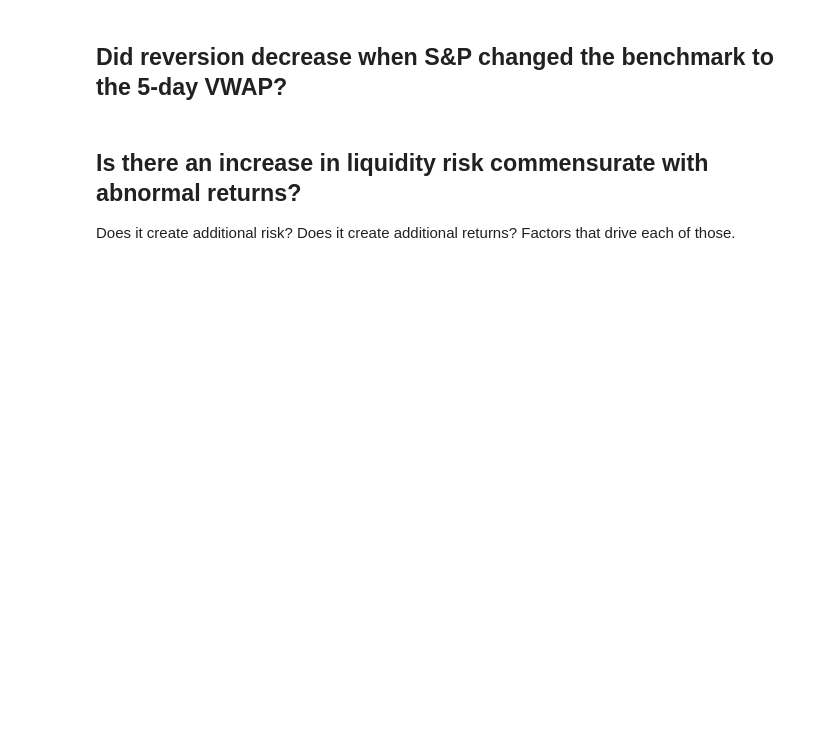
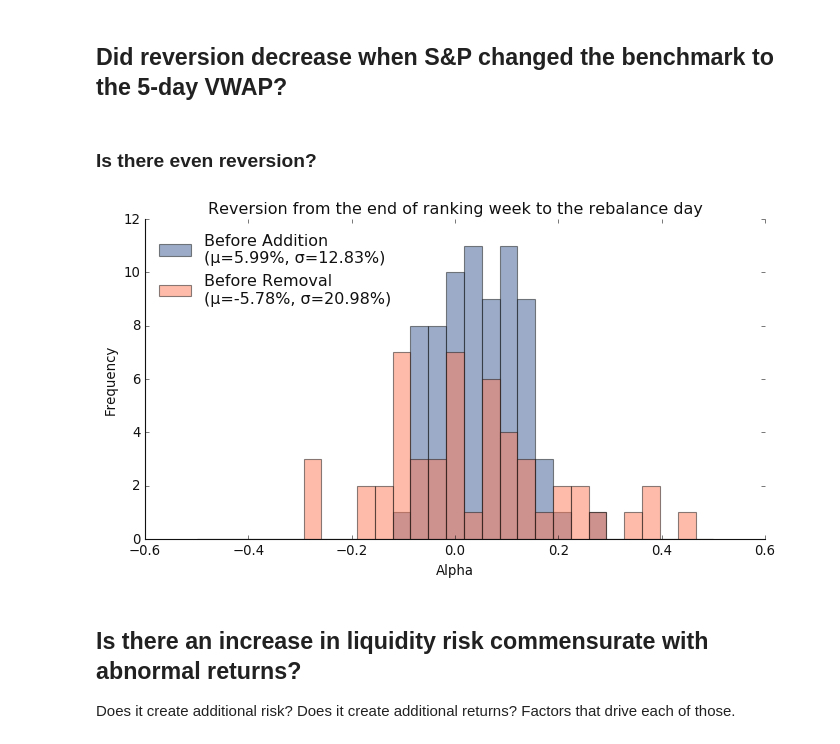
Before and after one commit to ebryce/Portfolio-Risk, a Jupyter notebook: thesis.ipynb, the cells around one changed output. Drawn from its saved outputs; the diff is of its cells as text; code cells hidden in the pictures; blank space fills up the shorter version.

```diff
--- a/thesis.ipynb
+++ b/thesis.ipynb
@@ -693,5 +848,44 @@ In Apr 2015, TSX made changes to the MOC facility to include LOC orders. Vol pro
 # %% [markdown]
 ## Did reversion decrease when S&P changed the benchmark to the 5-day VWAP?
+# %% [markdown]
+### Is there even reversion?
+# %%
+ranking_reversion = df[['ticker','rebal_px','ranking_px', 'flag','rebal_date','rebal_ranking_end','lifetime_beta']].drop_duplicates()
+ranking_reversion['Rm'] = ranking_reversion.apply(lambda row: (threefactor.loc[threefactor['date'].between(row['rebal_ranking_end'], row['rebal_date'])]['Rm']+1).prod()-1, axis=1)
+ranking_reversion['RF'] = ranking_reversion.apply(lambda row: (threefactor.loc[threefactor['date'].between(row['rebal_ranking_end'], row['rebal_date'])]['RF']+1).prod()-1, axis=1)
+
+ranking_reversion['return_ranking_to_rebal'] = (ranking_reversion['rebal_px']-ranking_reversion['ranking_px'])/ranking_reversion['ranking_px']
+ranking_reversion['return_ranking_to_rebal'] = ranking_reversion['return_ranking_to_rebal']*ranking_reversion['flag']
+
+ranking_reversion['alpha'] = df['return_ranking_to_rebal']-df['RF']-(df['lifetime_beta']*(df['Rm']-df['RF']))
+# %%
+plt.style.use('classic')
+
+fig = plt.figure(figsize=(10,5))
+fig.patch.set_facecolor('white')
+ax = fig.add_subplot(1, 1, 1)
+
+ax.spines['left'].set_visible(True)
+ax.spines['top'].set_visible(False)
+ax.spines['right'].set_visible(False)
+ax.spines['bottom'].set_visible(True)
+
+bins = np.linspace(-0.5,0.5,30)
+plt.hist(ranking_reversion.loc[ranking_reversion['flag']==1]['alpha'], color='xkcd:denim blue', alpha=0.5, bins=bins)
+plt.hist(ranking_reversion.loc[ranking_reversion['flag']==-1]['alpha']*-1, color='xkcd:melon', alpha=0.5, bins=bins)
+plt.title('Reversion from the end of ranking week to the rebalance day')
+plt.xlabel('Alpha')
+plt.ylabel('Frequency')
+
+plt.legend(['Before Addition\n(μ={Mean}%, σ={Std}%)'.format(Mean=round(ranking_reversion.loc[ranking_reversion['flag']==1]['alpha'].mean()*100,2),
+                                                          Std=round(ranking_reversion.loc[ranking_reversion['flag']==1]['alpha'].std()*100,2)),
+           'Before Removal\n(μ={Mean}%, σ={Std}%)'.format(Mean=round(ranking_reversion.loc[ranking_reversion['flag']==-1]['alpha'].mean()*100,2),
+                                                          Std=round(ranking_reversion.loc[ranking_reversion['flag']==-1]['alpha'].std()*100,2))],
+            frameon=False, loc='best')
+plt.show()
+fig.savefig('\\'.join(overleaf+['reversion_from_ranking_week.png']))
+# %% [output]
+[figure, added]
 # %% [markdown]
 ## Is there an increase in liquidity risk commensurate with abnormal returns?
 
```
Also changed, not shown: parts of 21 cells of this notebook.
